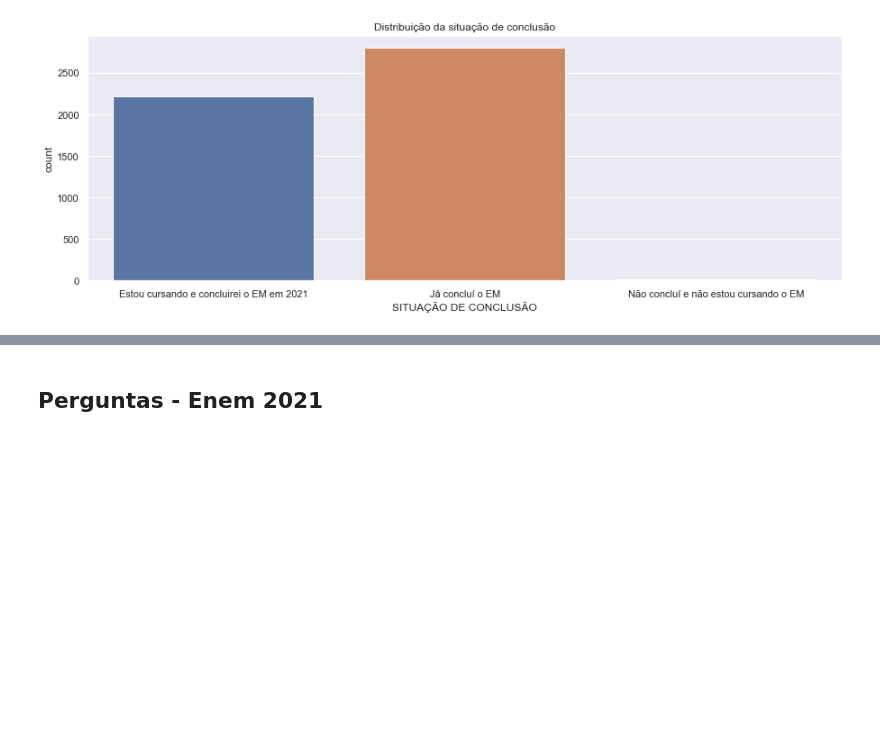
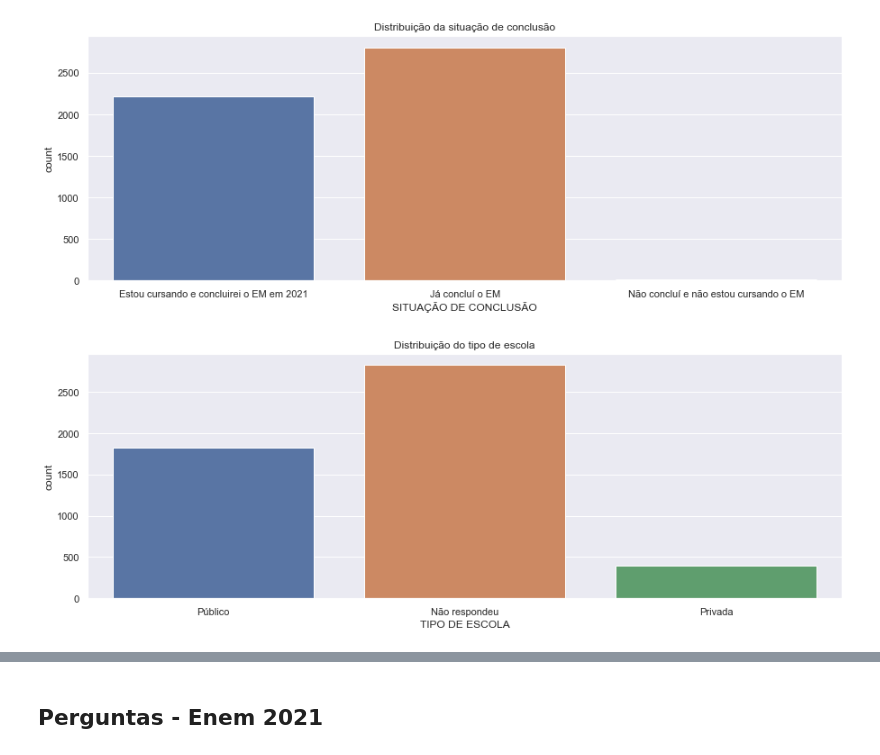
Before and after one commit to Victor-Amarante/Intro_DS, a Jupyter notebook: DataEDA.ipynb, the cells around one changed output, grey strips where cells are left out. Drawn from its saved outputs; the diff is of its cells as text; code cells hidden in the pictures; blank space fills up the shorter version.

```diff
--- a/DataEDA.ipynb
+++ b/DataEDA.ipynb
@@ -153,3 +153,10 @@ ax = sns.countplot(x = 'SITUAÇÃO DE CONCLUSÃO', data = df)
 ax.set_title('Distribuição da situação de conclusão');
 # %% [output]
 [figure]
+# %%
+# Distribuicao do tipo de escola
+fig, ax = plt.subplots(figsize=(15,5))
+ax = sns.countplot(x = 'TIPO DE ESCOLA', data = df)
+ax.set_title('Distribuição do tipo de escola');
+# %% [output]
+[figure, added]
```
Also changed, not shown: parts of 5 cells of this notebook.
